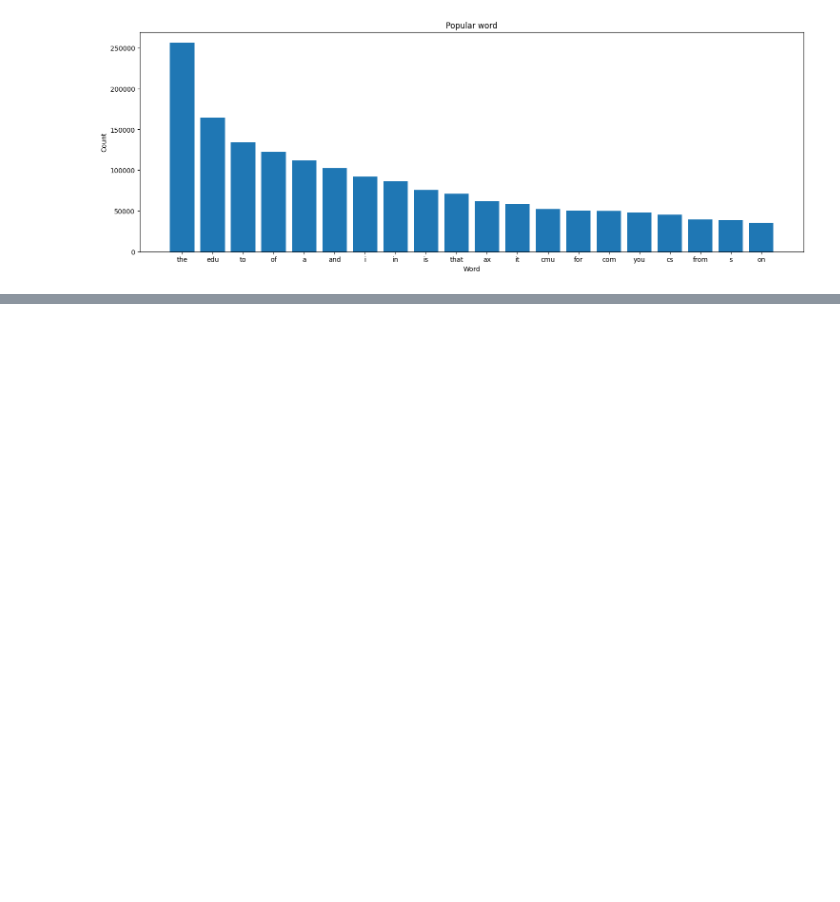
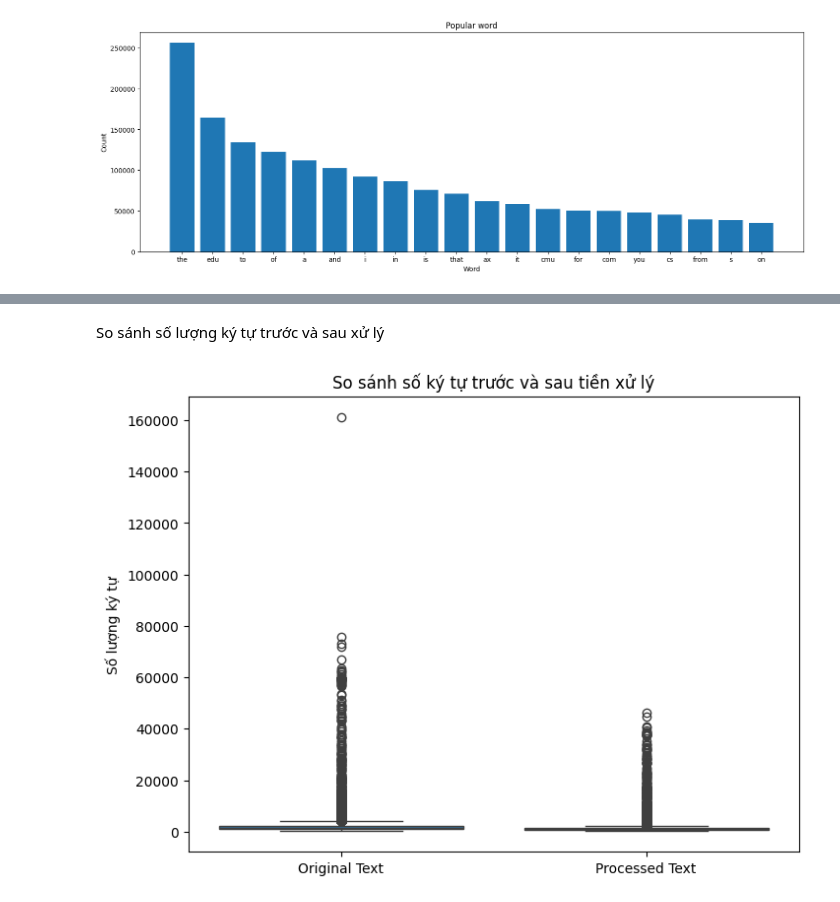
Before and after one commit to jien0404/20_NewsGroups_Project2, a Jupyter notebook: notebooks/1_EDA.ipynb, the cells around one changed output, grey strips where cells are left out. Cells and saved outputs as stored; diff of their text form; code cells hidden in the pictures; blank space fills up the shorter version.

```diff
--- a/notebooks/1_EDA.ipynb
+++ b/notebooks/1_EDA.ipynb
@@ -141,0 +149,14 @@ plt.show()
+# %% [markdown]
+So sánh số lượng ký tự trước và sau xử lý
+# %%
+df["char_length_text"] = df["text"].apply(lambda x: len(str(x)))
+df["char_length_clean_text"] = df["clean_text"].apply(lambda x: len(str(x)))
+
+plt.figure(figsize=(8, 6))
+sns.boxplot(data=df[["char_length_text", "char_length_clean_text"]])
+plt.xticks([0, 1], ["Original Text", "Processed Text"])
+plt.ylabel("Số lượng ký tự")
+plt.title("So sánh số ký tự trước và sau tiền xử lý")
+plt.show()
+# %% [output]
+[figure, added]
```
Also changed, not shown: parts of 9 cells of this notebook.
